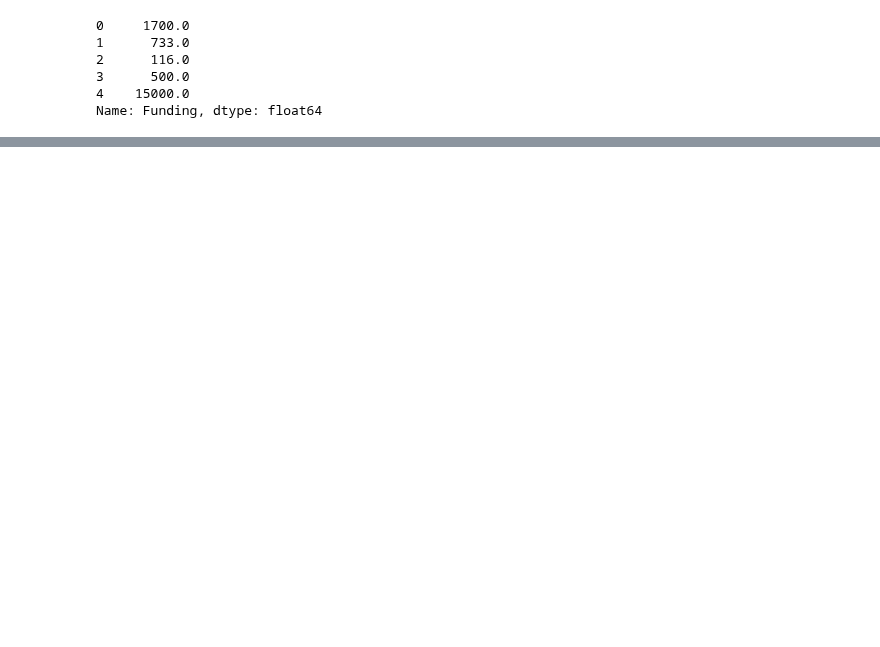
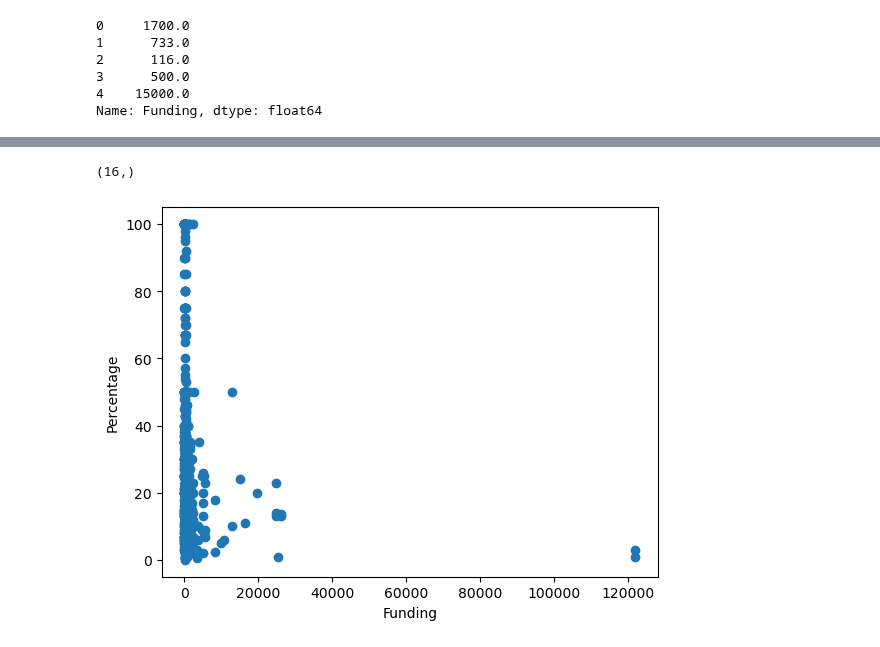
Before and after one commit to COGS108/Group019_WI24, a Jupyter notebook: Kirthin.ipynb, the cells around one changed output, grey strips where cells are left out. Saved outputs shown, nothing was run; the diff lists cells and outputs as text; code cells hidden in the pictures; blank space fills up the shorter version.

```diff
--- a/Kirthin.ipynb
+++ b/Kirthin.ipynb
@@ -6,6 +6,6 @@ ModuleNotFoundError: No module named 'pandas'
 # %% [markdown]
 ## Loading in data
 # %%
-df = pd.read_excel('/Users/sebastian/Documents/code-things/Group019_WI24/data/tech_layoffs.xlsx')
+df = pd.read_excel('data/tech_layoffs.xlsx')
 df.head()
 # %% [output]
@@ -30,0 +70,11 @@ Name: Funding, dtype: float64
+# %%
+df['Stage'].unique().shape
+# %% [output]
+(16,)
+# %%
+plt.scatter(df['Funding'], df['Percentage'])
+plt.xlabel('Funding')
+plt.ylabel('Percentage')
+plt.show()
+# %% [output]
+[figure, added]
```
Also changed, not shown: parts of 13 cells of this notebook.
